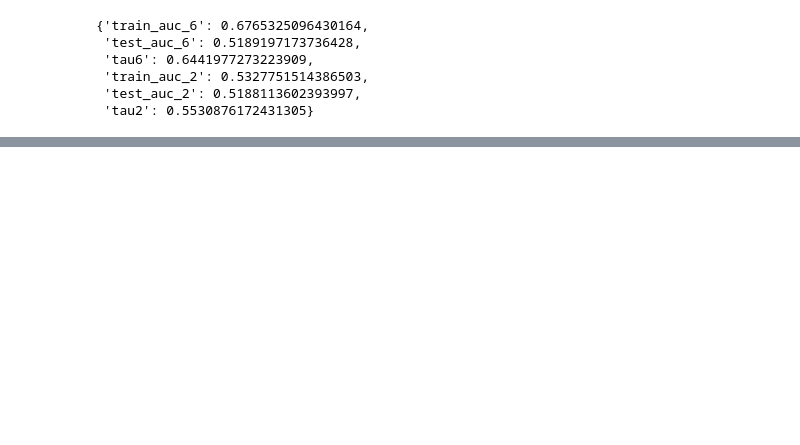
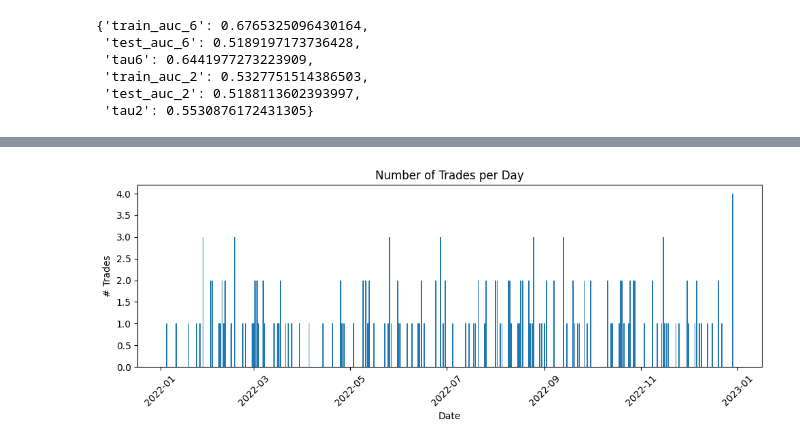
Before and after one commit to FreddieLewin23/FreddieLewin23, a Jupyter notebook: SIG_data_exercise.ipynb, the cells around one changed output, grey strips where cells are left out. Cells and saved outputs as stored; diff of their text form; code cells hidden in the pictures; blank space fills up the shorter version.

```diff
--- a/SIG_data_exercise.ipynb
+++ b/SIG_data_exercise.ipynb
@@ -611,7 +678,7 @@ def manage_positions(entries, open_pos, buys_used, sells_used, current_dt, curre
 
     return still_open, open_pos, buys_used, sells_used, closed
 # %%
-t_rows = []
+bt_rows = []
 
 for d, g in df_feat.groupby("day"):
     g = g.sort_values("dt").copy()
@@ -734,0 +818,18 @@ plt.show()
+# %%
+bt["trader"] = np.where(bt["reason"].str.contains("cutoff") & (bt["side"].isin(["long","short"])),  # fallback
+                        np.nan, np.nan)  # or set manually if saved in backtest loop
+
+# (A) Cumulative PnL split by trader
+
+
+# (B) Number of trades per day. this is the number of round trips
+# (ie one round on a day means I entered in and exited so technically 2 trades)
+daily_trades = bt.groupby("date").size().reset_index(name="n_trades")
+plt.figure(figsize=(10,4))
+plt.bar(daily_trades["date"], daily_trades["n_trades"])
+plt.title("Number of Trades per Day")
+plt.xlabel("Date"); plt.ylabel("# Trades")
+plt.xticks(rotation=45)
+plt.tight_layout(); plt.show()
+# %% [output]
+[figure, added]
```
Also changed, not shown: parts of 18 cells of this notebook.
